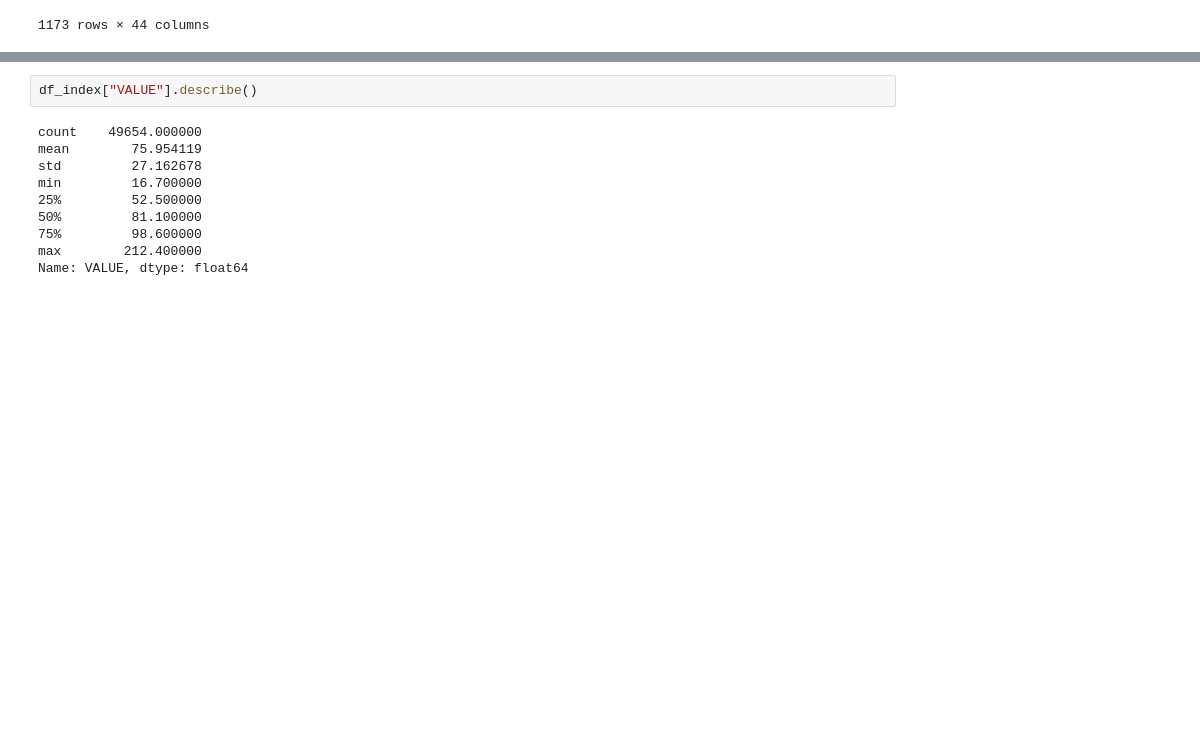
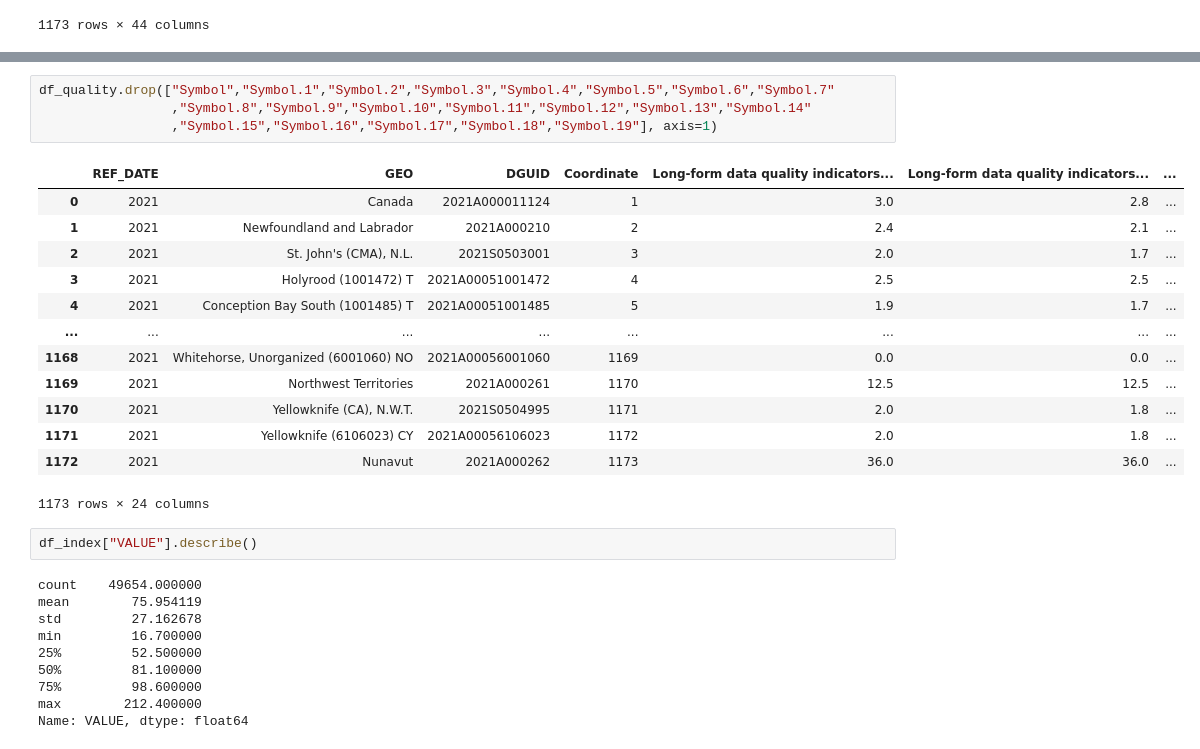
Before and after one commit to ubco-W2022T2-data301/project-group-group-2, a Jupyter notebook: analysis/analysis1.ipynb, the cells around one changed output, grey strips where cells are left out. Saved outputs shown, nothing was run; the diff lists cells and outputs as text; blank space fills up the shorter version.

Commit message:
Started Milestone 4, created the .py file and changed my data analysis slightly.

```diff
--- a/analysis/analysis1.ipynb
+++ b/analysis/analysis1.ipynb
@@ -68,3 +68,21 @@ df_quality
+# %%
+df_quality.drop(["Symbol","Symbol.1","Symbol.2","Symbol.3","Symbol.4","Symbol.5","Symbol.6","Symbol.7"
+                 ,"Symbol.8","Symbol.9","Symbol.10","Symbol.11","Symbol.12","Symbol.13","Symbol.14"
+                 ,"Symbol.15","Symbol.16","Symbol.17","Symbol.18","Symbol.19"], axis=1)
+# %% [output]
+|  | REF_DATE | GEO | DGUID | Coordinate | Long-form data quality indicators... | Long-form data quality indicators... | ... |
+| 0 | 2021 | Canada | 2021A000011124 | 1 | 3.0 | 2.8 | ... |
+| 1 | 2021 | Newfoundland and Labrador | 2021A000210 | 2 | 2.4 | 2.1 | ... |
+| 2 | 2021 | St. John's (CMA), N.L. | 2021S0503001 | 3 | 2.0 | 1.7 | ... |
+| 3 | 2021 | Holyrood (1001472) T | 2021A00051001472 | 4 | 2.5 | 2.5 | ... |
+| 4 | 2021 | Conception Bay South (1001485) T | 2021A00051001485 | 5 | 1.9 | 1.7 | ... |
+| ... | ... | ... | ... | ... | ... | ... | ... |
+| 1168 | 2021 | Whitehorse, Unorganized (6001060) NO | 2021A00056001060 | 1169 | 0.0 | 0.0 | ... |
+| 1169 | 2021 | Northwest Territories | 2021A000261 | 1170 | 12.5 | 12.5 | ... |
+| 1170 | 2021 | Yellowknife (CA), N.W.T. | 2021S0504995 | 1171 | 2.0 | 1.8 | ... |
+| 1171 | 2021 | Yellowknife (6106023) CY | 2021A00056106023 | 1172 | 2.0 | 1.8 | ... |
+| 1172 | 2021 | Nunavut | 2021A000262 | 1173 | 36.0 | 36.0 | ... |
+1173 rows × 24 columns
 # %%
 df_index["VALUE"].describe()
 # %% [output]
```
Also changed, not shown: parts of 4 cells of this notebook, 1 other file.
